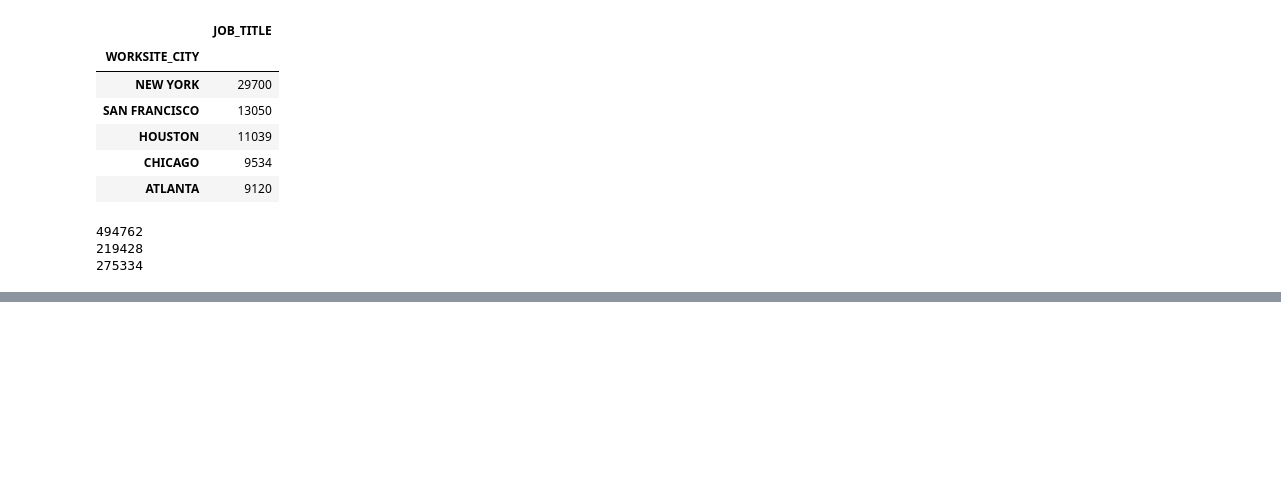
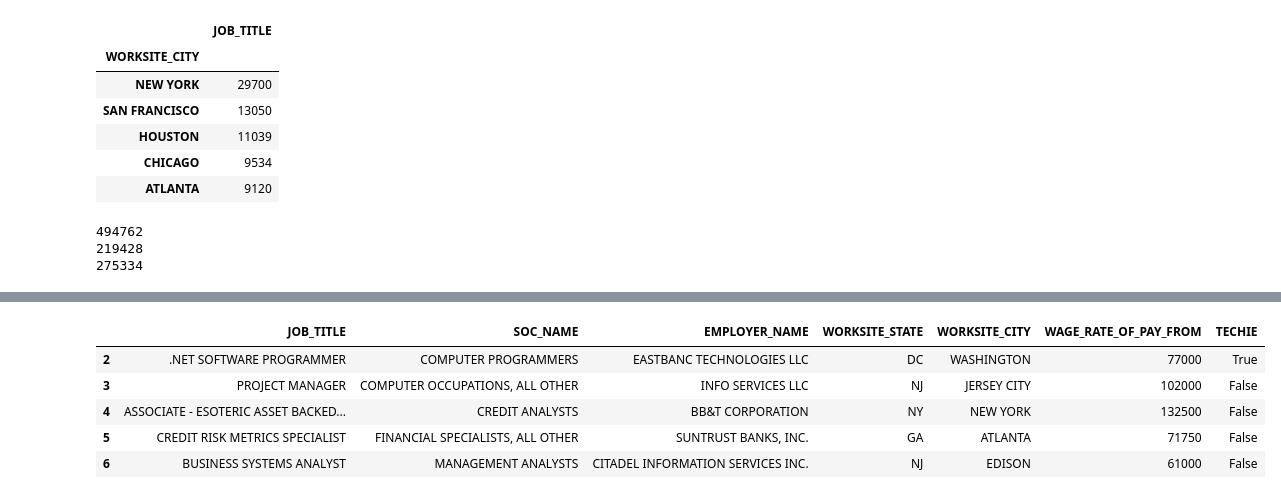
Before and after one commit to rohitdatta/henri, a Jupyter notebook: deeplearning/pineapple.ipynb, the cells around one changed output, grey strips where cells are left out. Drawn from its saved outputs; the diff is of its cells as text; code cells hidden in the pictures; blank space fills up the shorter version.

```diff
--- a/deeplearning/pineapple.ipynb
+++ b/deeplearning/pineapple.ipynb
@@ -64,14 +64,14 @@ city_weights = d[d['TECHIE']==True][['TECHIE', 'WORKSITE_CITY']].groupby('WORKSI
 city_weights['WEIGHTS'] = city_weights.apply(lambda x: x/x.max(), axis=0)
 city_weights['WORKSITE_CITY'] = city_weights.index
 
-# to0 lazy
-GOOGLE_MAPS_API_KEY = open('.env').read().split('=')[1].strip()
+# # to0 lazy
+# GOOGLE_MAPS_API_KEY = open('.env').read().split('=')[1].strip()
 
-import requests
-import json
-get_lat_lng = lambda city: json.loads(requests.get('https://maps.googleapis.com/maps/api/place/textsearch/json?query={}&key={}'.format(city.replace(' ', '%20'), GOOGLE_MAPS_API_KEY)).text)['results'][0]['geometry']['location']
-get_lat = lambda city: get_lat_lng(city)['lat']
-get_lng = lambda city: get_lat_lng(city)['lng']
-city_weights['LAT'] = city_weights['WORKSITE_CITY'].map(get_lat)
-city_weights['LNG'] = city_weights['WORKSITE_CITY'].map(get_lng)
-city_weights.head()
+# import requests
+# import json
+# get_lat_lng = lambda city: json.loads(requests.get('https://maps.googleapis.com/maps/api/place/textsearch/json?query={}&key={}'.format(city.replace(' ', '%20'), GOOGLE_MAPS_API_KEY)).text)['results'][0]['geometry']['location']
+# get_lat = lambda city: get_lat_lng(city)['lat']
+# get_lng = lambda city: get_lat_lng(city)['lng']
+# city_weights['LAT'] = city_weights['WORKSITE_CITY'].map(get_lat)
+# city_weights['LNG'] = city_weights['WORKSITE_CITY'].map(get_lng)
+# city_weights.head()
@@ -104,0 +131,13 @@ city_weights.to_csv('lat_lng_weights.tsv', sep='\t', index=False, header=False)
+# %%
+
+city_weights
+cities_to_weights = pd.Series(city_weights.WEIGHTS.values, index=city_weights.WORKSITE_CITY).to_dict()
+cities_to_weights
+d.head()
+# %% [output]
+|  | JOB_TITLE | SOC_NAME | EMPLOYER_NAME | WORKSITE_STATE | WORKSITE_CITY | WAGE_RATE_OF_PAY_FROM | TECHIE |
+| 2 | .NET SOFTWARE PROGRAMMER | COMPUTER PROGRAMMERS | EASTBANC TECHNOLOGIES LLC | DC | WASHINGTON | 77000 | True |
+| 3 | PROJECT MANAGER | COMPUTER OCCUPATIONS, ALL OTHER | INFO SERVICES LLC | NJ | JERSEY CITY | 102000 | False |
+| 4 | ASSOCIATE - ESOTERIC ASSET BACKED... | CREDIT ANALYSTS | BB&T CORPORATION | NY | NEW YORK | 132500 | False |
+| 5 | CREDIT RISK METRICS SPECIALIST | FINANCIAL SPECIALISTS, ALL OTHER | SUNTRUST BANKS, INC. | GA | ATLANTA | 71750 | False |
+| 6 | BUSINESS SYSTEMS ANALYST | MANAGEMENT ANALYSTS | CITADEL INFORMATION SERVICES INC. | NJ | EDISON | 61000 | False |
```
Also changed, not shown: parts of 29 cells of this notebook, 5 other files.
